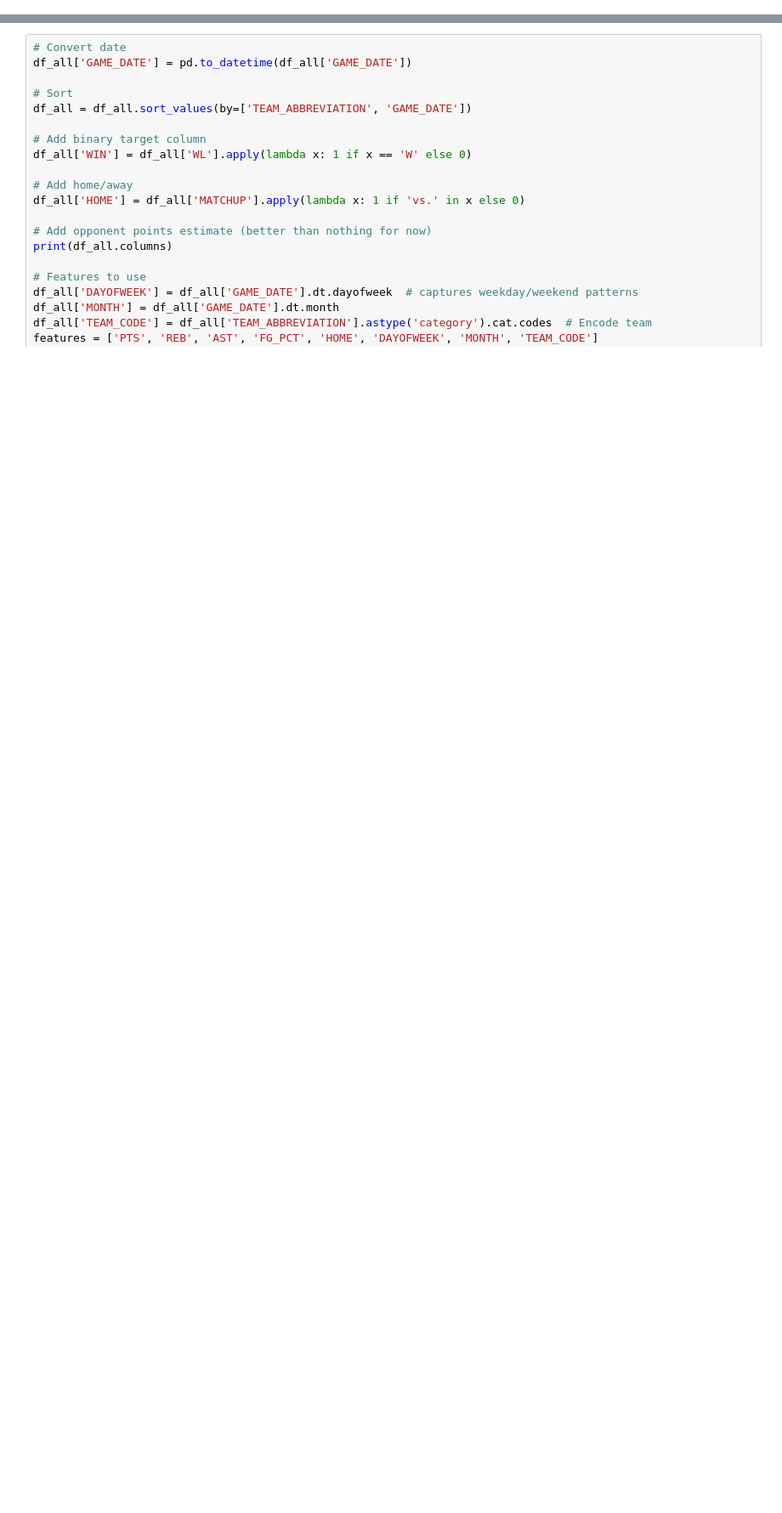
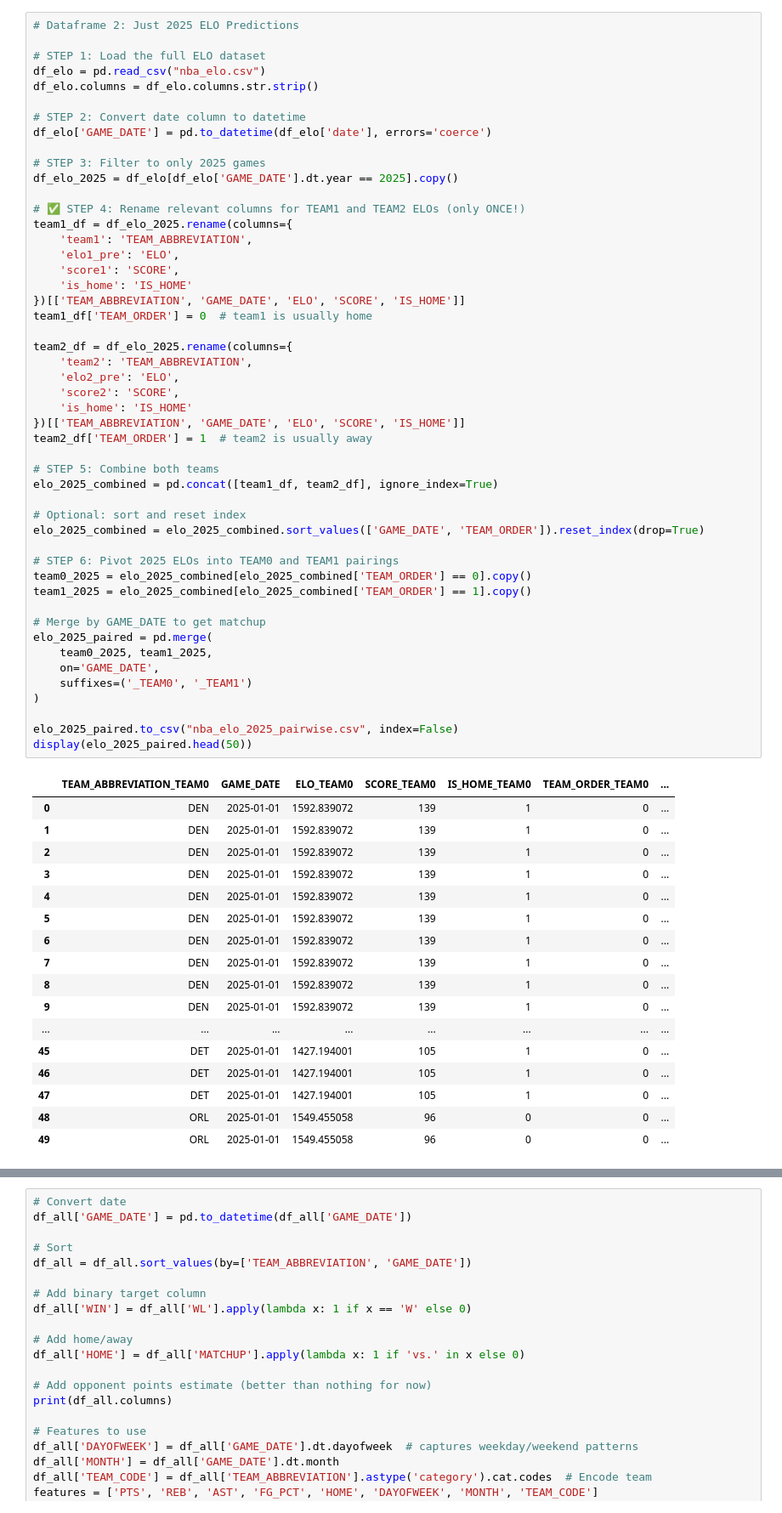
Before and after one commit to BihanDasgupta/ShotMint, a Jupyter notebook: MintShooter_RNN_Model.ipynb, the cells around one changed output, grey strips where cells are left out. Shown at 85% size. Drawn from its saved outputs; the diff is of its cells as text; blank space fills up the shorter version.

```diff
--- a/MintShooter_RNN_Model.ipynb
+++ b/MintShooter_RNN_Model.ipynb
@@ -33,0 +430,67 @@ from nba_api.stats.static import teams
+# %%
+# Dataframe 2: Just 2025 ELO Predictions
+
+# STEP 1: Load the full ELO dataset
+df_elo = pd.read_csv("nba_elo.csv")
+df_elo.columns = df_elo.columns.str.strip()
+
+# STEP 2: Convert date column to datetime
+df_elo['GAME_DATE'] = pd.to_datetime(df_elo['date'], errors='coerce')
+
+# STEP 3: Filter to only 2025 games
+df_elo_2025 = df_elo[df_elo['GAME_DATE'].dt.year == 2025].copy()
+
+# ✅ STEP 4: Rename relevant columns for TEAM1 and TEAM2 ELOs (only ONCE!)
+team1_df = df_elo_2025.rename(columns={
+    'team1': 'TEAM_ABBREVIATION',
+    'elo1_pre': 'ELO',
+    'score1': 'SCORE',
+    'is_home': 'IS_HOME'
+})[['TEAM_ABBREVIATION', 'GAME_DATE', 'ELO', 'SCORE', 'IS_HOME']]
+team1_df['TEAM_ORDER'] = 0  # team1 is usually home
+
+team2_df = df_elo_2025.rename(columns={
+    'team2': 'TEAM_ABBREVIATION',
+    'elo2_pre': 'ELO',
+    'score2': 'SCORE',
+    'is_home': 'IS_HOME'
+})[['TEAM_ABBREVIATION', 'GAME_DATE', 'ELO', 'SCORE', 'IS_HOME']]
+team2_df['TEAM_ORDER'] = 1  # team2 is usually away
+
+# STEP 5: Combine both teams
+elo_2025_combined = pd.concat([team1_df, team2_df], ignore_index=True)
+
+# Optional: sort and reset index
+elo_2025_combined = elo_2025_combined.sort_values(['GAME_DATE', 'TEAM_ORDER']).reset_index(drop=True)
+
+# STEP 6: Pivot 2025 ELOs into TEAM0 and TEAM1 pairings
+team0_2025 = elo_2025_combined[elo_2025_combined['TEAM_ORDER'] == 0].copy()
+team1_2025 = elo_2025_combined[elo_2025_combined['TEAM_ORDER'] == 1].copy()
+
+# Merge by GAME_DATE to get matchup
+elo_2025_paired = pd.merge(
+    team0_2025, team1_2025,
+    on='GAME_DATE',
+    suffixes=('_TEAM0', '_TEAM1')
+)
+
+elo_2025_paired.to_csv("nba_elo_2025_pairwise.csv", index=False)
+display(elo_2025_paired.head(50))
+# %% [output]
+|  | TEAM_ABBREVIATION_TEAM0 | GAME_DATE | ELO_TEAM0 | SCORE_TEAM0 | IS_HOME_TEAM0 | TEAM_ORDER_TEAM0 | ... |
+| 0 | DEN | 2025-01-01 | 1592.839072 | 139 | 1 | 0 | ... |
+| 1 | DEN | 2025-01-01 | 1592.839072 | 139 | 1 | 0 | ... |
+| 2 | DEN | 2025-01-01 | 1592.839072 | 139 | 1 | 0 | ... |
+| 3 | DEN | 2025-01-01 | 1592.839072 | 139 | 1 | 0 | ... |
+| 4 | DEN | 2025-01-01 | 1592.839072 | 139 | 1 | 0 | ... |
+| 5 | DEN | 2025-01-01 | 1592.839072 | 139 | 1 | 0 | ... |
+| 6 | DEN | 2025-01-01 | 1592.839072 | 139 | 1 | 0 | ... |
+| 7 | DEN | 2025-01-01 | 1592.839072 | 139 | 1 | 0 | ... |
+| 8 | DEN | 2025-01-01 | 1592.839072 | 139 | 1 | 0 | ... |
+| 9 | DEN | 2025-01-01 | 1592.839072 | 139 | 1 | 0 | ... |
+| ... | ... | ... | ... | ... | ... | ... | ... |
+| 45 | DET | 2025-01-01 | 1427.194001 | 105 | 1 | 0 | ... |
+| 46 | DET | 2025-01-01 | 1427.194001 | 105 | 1 | 0 | ... |
+| 47 | DET | 2025-01-01 | 1427.194001 | 105 | 1 | 0 | ... |
+| 48 | ORL | 2025-01-01 | 1549.455058 | 96 | 0 | 0 | ... |
+| 49 | ORL | 2025-01-01 | 1549.455058 | 96 | 0 | 0 | ... |
```
Also changed, not shown: parts of 18 cells of this notebook, 9 other files.
